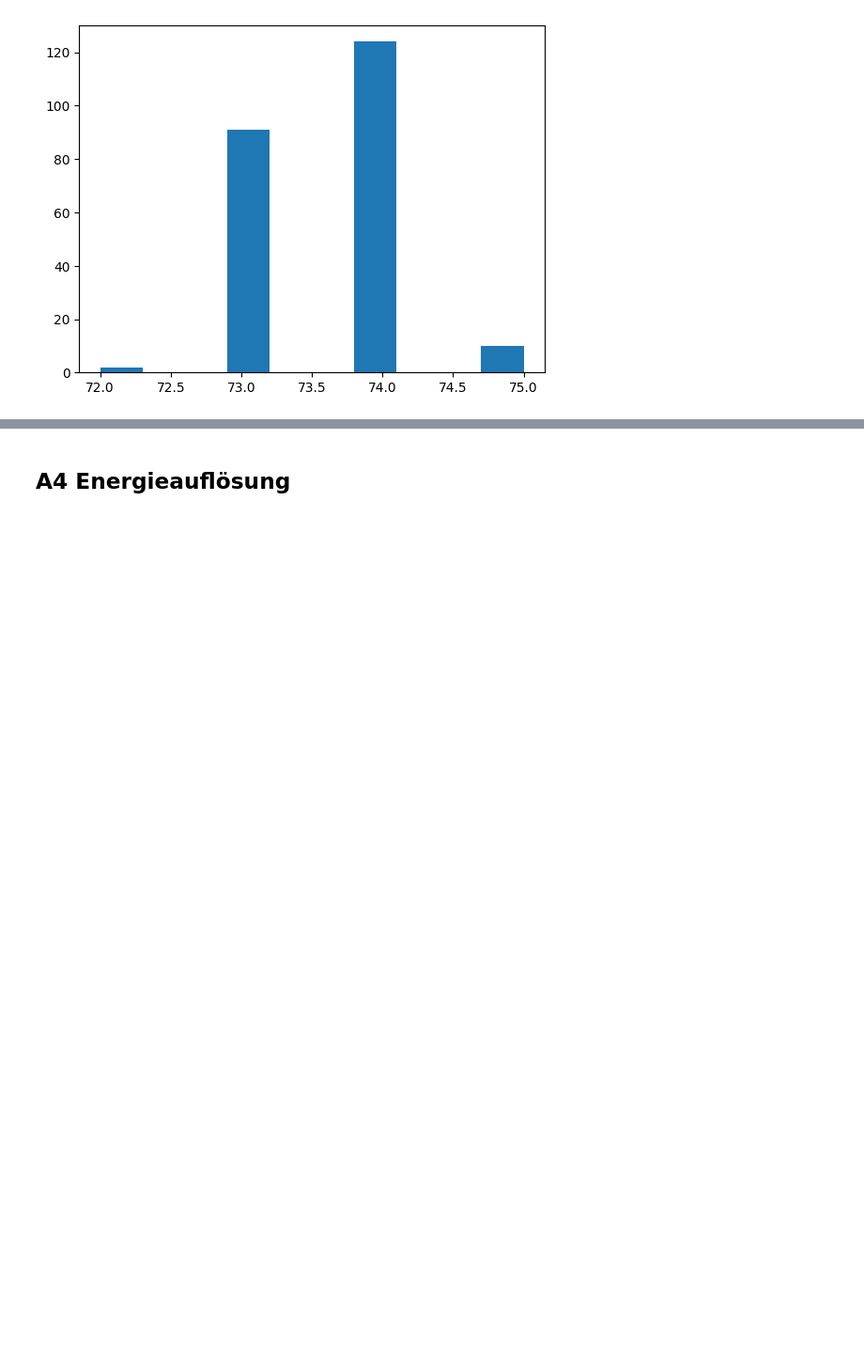
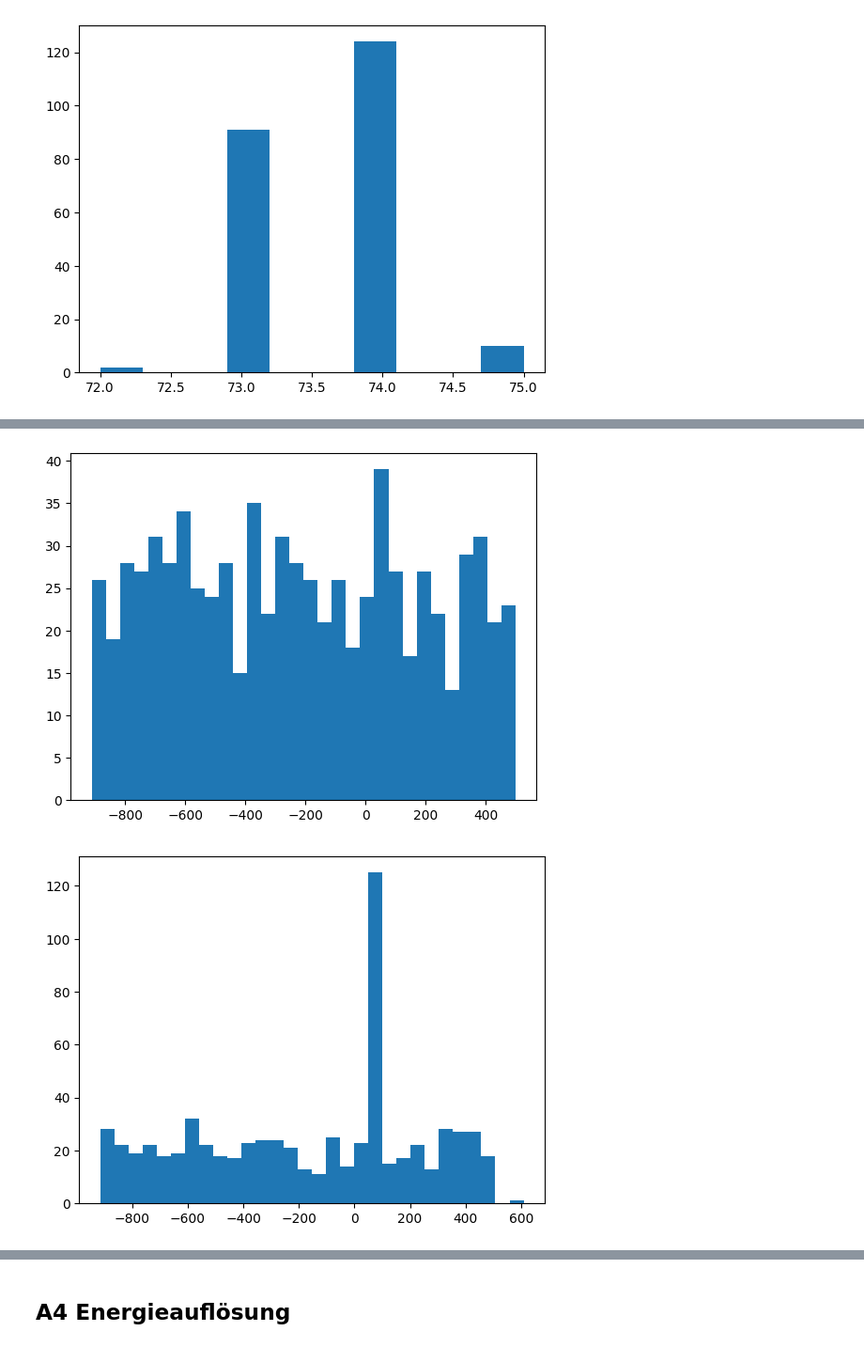
Before and after one commit to caesar2003/P4-Gamma-Coincidence-Spectroscopy, a Jupyter notebook: auswertung.ipynb, the cells around one changed output, grey strips where cells are left out. Shown at 94% size. Drawn from its saved outputs; the diff is of its cells as text; code cells hidden in the pictures; blank space fills up the shorter version.

```diff
--- a/auswertung.ipynb
+++ b/auswertung.ipynb
@@ -902,0 +930,9 @@ plt.show()
+# %%
+#print(Co60_co[:, 2][mask1])
+Co60_times=[Co60_co[:, 2][mask1],Co60_co[:, 2][mask2],Co60_co[:, 2][mask3],Co60_co[:, 2][mask4]]
+for times in Co60_times:
+    plt.hist(times,30)
+    plt.show()
+# %% [output]
+[figure, added]
+[figure, added]
```
Also changed, not shown: parts of 6 cells of this notebook.
